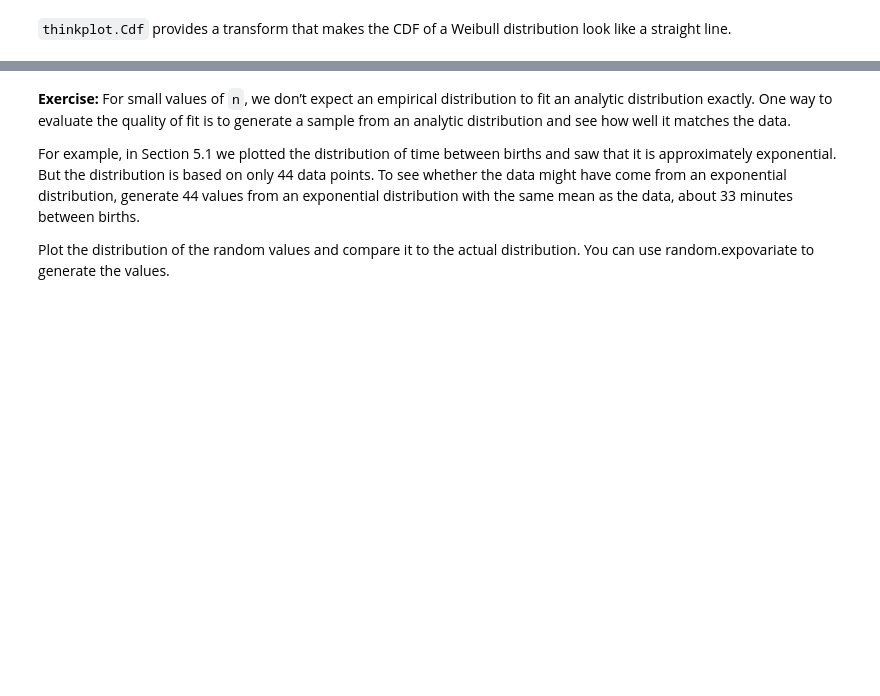
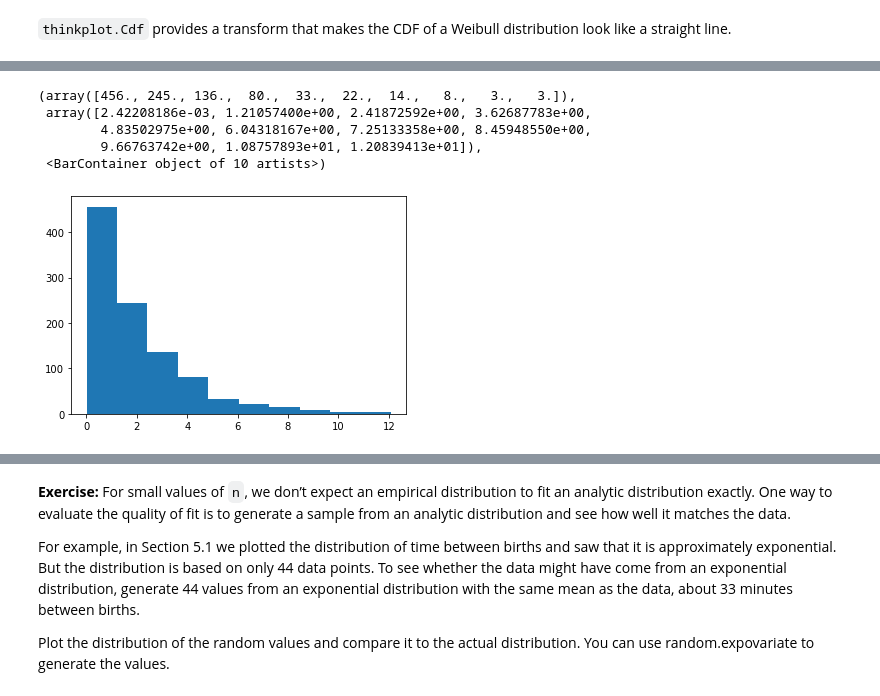
Before and after one commit to Morgan-Sell/ThinkStats2, a Jupyter notebook: code/chap05ex.ipynb, the cells around one changed output, grey strips where cells are left out. Saved outputs shown, nothing was run; the diff lists cells and outputs as text; code cells hidden in the pictures; blank space fills up the shorter version.

```diff
--- a/code/chap05ex.ipynb
+++ b/code/chap05ex.ipynb
@@ -437,0 +464,9 @@ thinkplot.Config(xlabel='Weibull variate', ylabel='CCDF')
+# %%
+plt.hist(sample)
+# %% [output]
+(array([456., 245., 136.,  80.,  33.,  22.,  14.,   8.,   3.,   3.]),
+ array([2.42208186e-03, 1.21057400e+00, 2.41872592e+00, 3.62687783e+00,
+        4.83502975e+00, 6.04318167e+00, 7.25133358e+00, 8.45948550e+00,
+        9.66763742e+00, 1.08757893e+01, 1.20839413e+01]),
+ <BarContainer object of 10 artists>)
+[figure, added]
```
Also changed, not shown: parts of 29 cells of this notebook.
